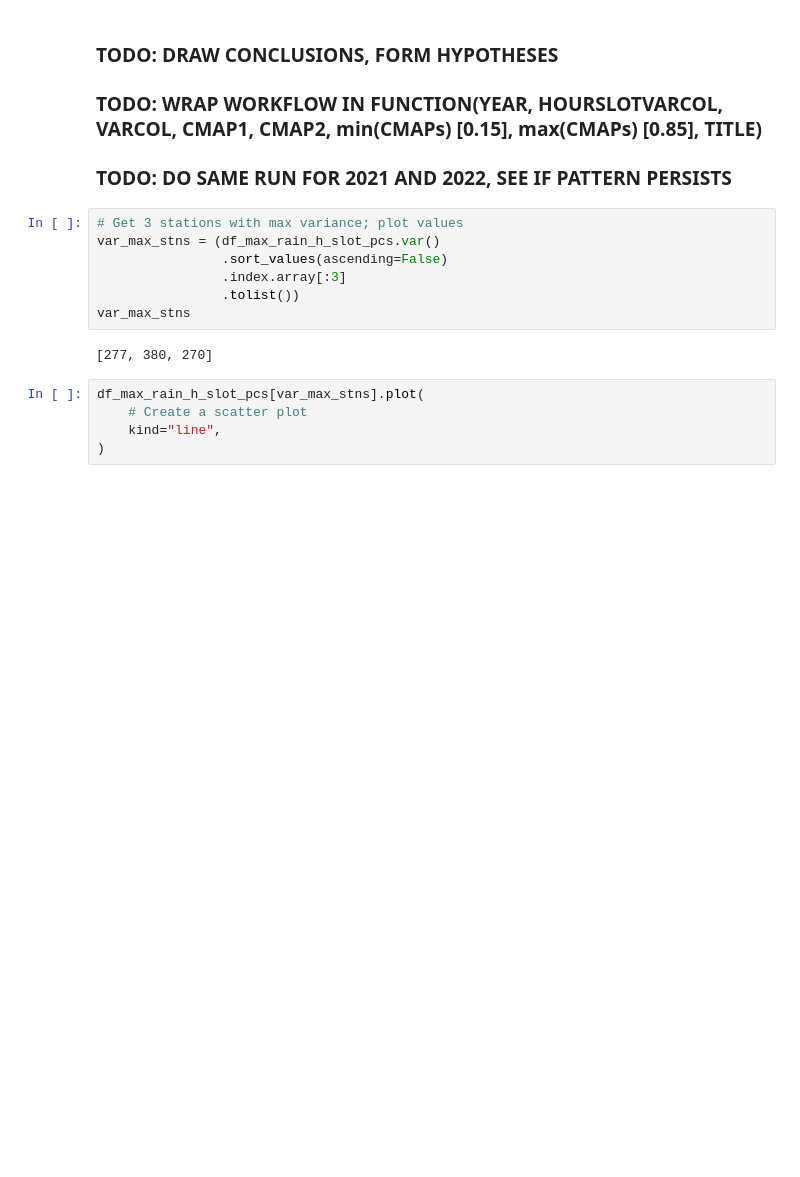
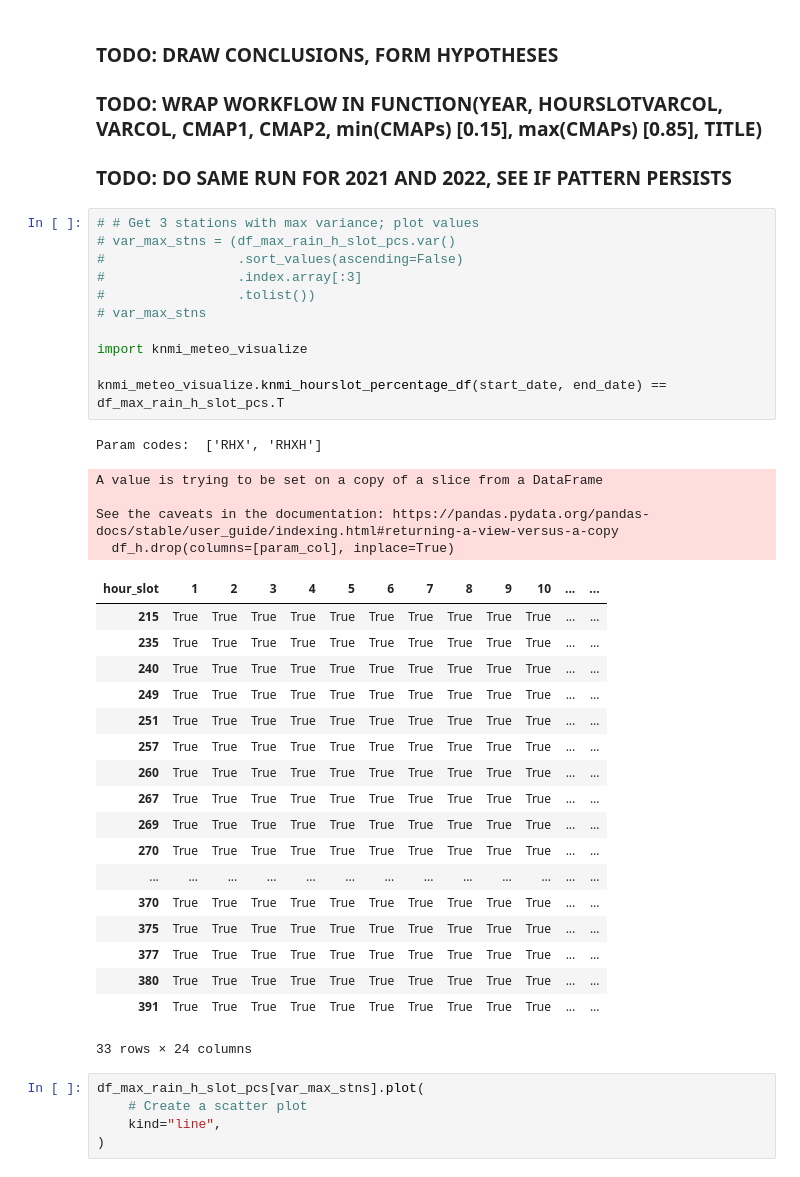
Before and after one commit to tomrooijakkers/data-science-portfolio, a Jupyter notebook: knmi-weather/02-knmi_data_visualization.ipynb, the cells around one changed output. Drawn from its saved outputs; the diff is of its cells as text; blank space fills up the shorter version.

```diff
--- a/knmi-weather/02-knmi_data_visualization.ipynb
+++ b/knmi-weather/02-knmi_data_visualization.ipynb
@@ -468,14 +468,40 @@ plt.show()
 
 ### TODO: DO SAME RUN FOR 2021 AND 2022, SEE IF PATTERN PERSISTS
 # %%
-# Get 3 stations with max variance; plot values
-var_max_stns = (df_max_rain_h_slot_pcs.var()
-                .sort_values(ascending=False)
-                .index.array[:3]
-                .tolist())
-var_max_stns
+# # Get 3 stations with max variance; plot values
+# var_max_stns = (df_max_rain_h_slot_pcs.var()
+#                 .sort_values(ascending=False)
+#                 .index.array[:3]
+#                 .tolist())
+# var_max_stns
+
+import knmi_meteo_visualize
+
+knmi_meteo_visualize.knmi_hourslot_percentage_df(start_date, end_date) == df_max_rain_h_slot_pcs.T
 # %% [output]
-[277, 380, 270]
+Param codes:  ['RHX', 'RHXH']
+A value is trying to be set on a copy of a slice from a DataFrame
+
+See the caveats in the documentation: https://pandas.pydata.org/pandas-docs/stable/user_guide/indexing.html#returning-a-view-versus-a-copy
+  df_h.drop(columns=[param_col], inplace=True)
+| hour_slot | 1 | 2 | 3 | 4 | 5 | 6 | 7 | 8 | 9 | 10 | ... | ... |
+| 215 | True | True | True | True | True | True | True | True | True | True | ... | ... |
+| 235 | True | True | True | True | True | True | True | True | True | True | ... | ... |
+| 240 | True | True | True | True | True | True | True | True | True | True | ... | ... |
+| 249 | True | True | True | True | True | True | True | True | True | True | ... | ... |
+| 251 | True | True | True | True | True | True | True | True | True | True | ... | ... |
+| 257 | True | True | True | True | True | True | True | True | True | True | ... | ... |
+| 260 | True | True | True | True | True | True | True | True | True | True | ... | ... |
+| 267 | True | True | True | True | True | True | True | True | True | True | ... | ... |
+| 269 | True | True | True | True | True | True | True | True | True | True | ... | ... |
+| 270 | True | True | True | True | True | True | True | True | True | True | ... | ... |
+| ... | ... | ... | ... | ... | ... | ... | ... | ... | ... | ... | ... | ... |
+| 370 | True | True | True | True | True | True | True | True | True | True | ... | ... |
+| 375 | True | True | True | True | True | True | True | True | True | True | ... | ... |
+| 377 | True | True | True | True | True | True | True | True | True | True | ... | ... |
+| 380 | True | True | True | True | True | True | True | True | True | True | ... | ... |
+| 391 | True | True | True | True | True | True | True | True | True | True | ... | ... |
+33 rows × 24 columns
 # %%
 df_max_rain_h_slot_pcs[var_max_stns].plot(
     # Create a scatter plot
```
Also changed, not shown: 2 other files.
